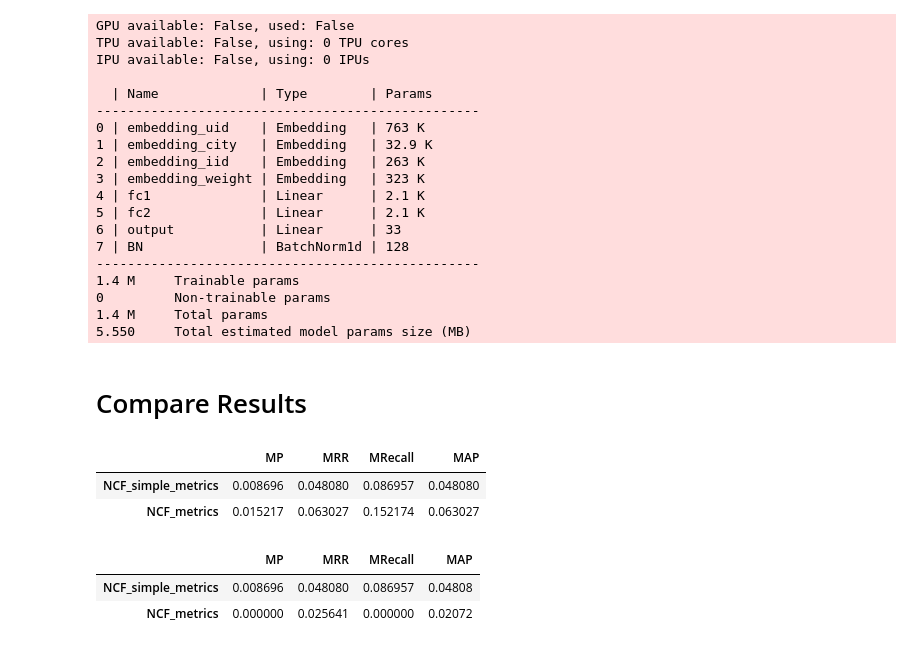
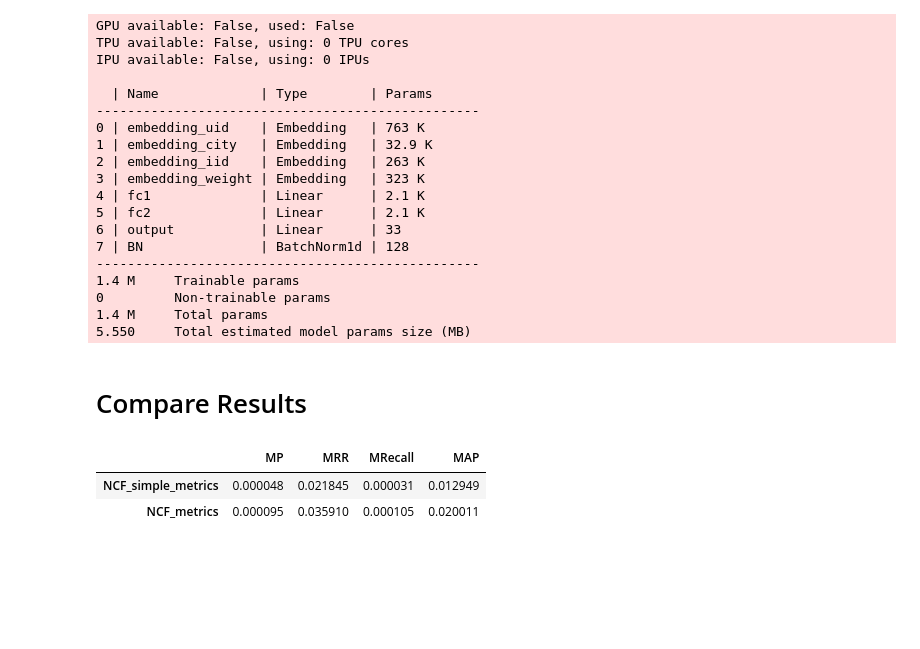
Before and after one commit to ywsyws/RecommendationSystemExercise, a Jupyter notebook: projects/olist_NCF.ipynb, the cells around one changed output. Cells and saved outputs as stored; diff of their text form; code cells hidden in the pictures; blank space fills up the shorter version.

Commit message:
integrated results from colab

```diff
--- a/projects/olist_NCF.ipynb
+++ b/projects/olist_NCF.ipynb
@@ -674,20 +676,15 @@ IPU available: False, using: 0 IPUs
 NCF_metrics = inference_result(model, test_cust_item_set, cust_interacted_items)
 # %% [markdown]
 # Compare Results
+# %%
+df_results = pd.read_csv("../model/colab/results.csv", index_col=0)
+df_results
+# %% [output]
+|  | MP | MRR | MRecall | MAP |
+| NCF_simple_metrics | 0.000048 | 0.021845 | 0.000031 | 0.012949 |
+| NCF_metrics | 0.000095 | 0.035910 | 0.000105 | 0.020011 |
 # %%
-pd.DataFrame(
-    [NCF_simple_metrics, NCF_metrics], index=["NCF_simple_metrics", "NCF_metrics"]
-)
+# df_result = pd.DataFrame(
+#     [NCF_simple_metrics, NCF_metrics], index=["NCF_simple_metrics", "NCF_metrics"]
+# )
+# df_result
-# %% [output]
-|  | MP | MRR | MRecall | MAP |
-| NCF_simple_metrics | 0.008696 | 0.048080 | 0.086957 | 0.048080 |
-| NCF_metrics | 0.015217 | 0.063027 | 0.152174 | 0.063027 |
-# %%
-df_results = pd.DataFrame(
-    [NCF_simple_metrics, NCF_metrics], index=["NCF_simple_metrics", "NCF_metrics"]
-)
-df_results
-# %% [output]
-|  | MP | MRR | MRecall | MAP |
-| NCF_simple_metrics | 0.008696 | 0.048080 | 0.086957 | 0.04808 |
-| NCF_metrics | 0.000000 | 0.025641 | 0.000000 | 0.02072 |
```
Also changed, not shown: parts of 1 cell of this notebook, 9 other files.
